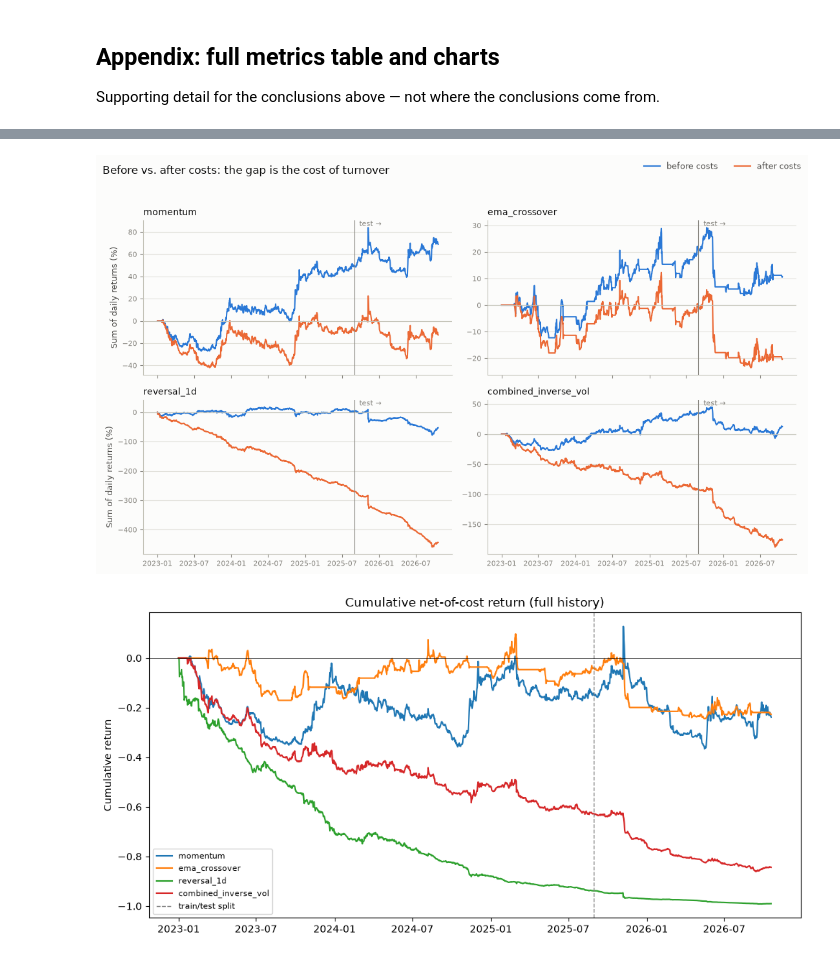
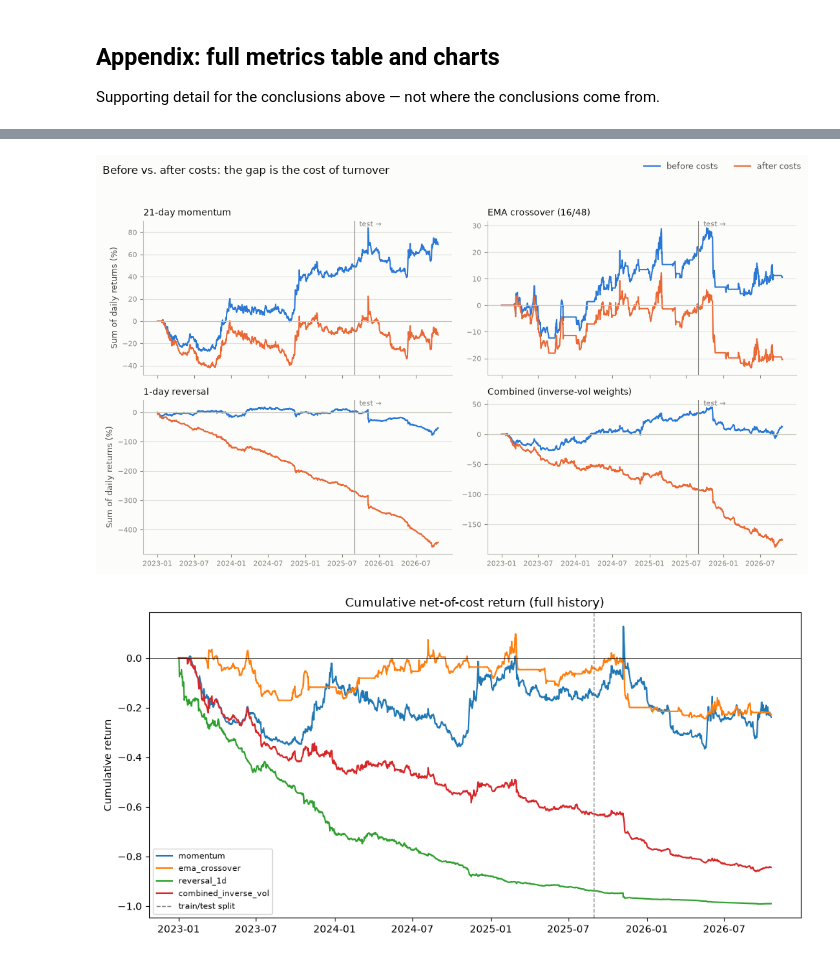
Before and after one commit to ravirajlondhepatil/quant-class-project, a Jupyter notebook: notebooks/performance_summary.ipynb, the cells around one changed output, grey strips where cells are left out. Drawn from its saved outputs; the diff is of its cells as text; code cells hidden in the pictures.

Commit message:
fix: re-written README and Jupyter file

```diff
--- a/notebooks/performance_summary.ipynb
+++ b/notebooks/performance_summary.ipynb
@@ -621,10 +621,17 @@ metrics.style.format(
 # returns (not compounded) so a steady cost drag shows as a straight-line
 # gap -- which is also why a losing line can fall below -100%. Colors: the
 # reference palette's first two categorical slots (validated all-pairs for
-# light mode); text stays in ink tones.
+# light mode); text stays in ink tones. Also saved to docs/ for the README,
+# so re-running this notebook keeps the README's chart current.
 SURFACE, INK, INK_SECONDARY, INK_MUTED = "#fcfcfb", "#0b0b0b", "#52514e", "#898781"
 GRID, AXIS = "#e1e0d9", "#c3c2b7"
 SERIES = {"before costs": "#2a78d6", "after costs": "#eb6834"}
+TITLES = {
+    "momentum": f"{best_lookback}-day momentum",
+    "ema_crossover": f"EMA crossover ({best_fast}/{best_slow})",
+    "reversal_1d": "1-day reversal",
+    f"combined_{best_method}": f"Combined ({best_method.replace('_', '-')} weights)",
+}
 
 fig, axes = plt.subplots(2, 2, figsize=(11, 6.5), sharex=True, facecolor=SURFACE)
 for ax, (name, result) in zip(axes.flat, all_results.items(), strict=True):
@@ -637,35 +644,37 @@ for ax, (name, result) in zip(axes.flat, all_results.items(), strict=True):
     ax.axhline(0, color=AXIS, linewidth=0.8)
     ax.axvline(split.split_date, color=INK_MUTED, linewidth=0.8)
     ax.text(
         split.split_date,
         1.0,
         "  test →",
         transform=ax.get_xaxis_transform(),
         color=INK_MUTED,
         fontsize=8,
         va="top",
     )
-    ax.set_title(name, color=INK, fontsize=10, loc="left")
+    ax.set_title(TITLES[name], color=INK, fontsize=10, loc="left")
     ax.grid(axis="y", color=GRID, linewidth=0.8)
     ax.tick_params(colors=INK_MUTED, labelsize=8)
     for side in ("top", "right"):
         ax.spines[side].set_visible(False)
     for side in ("left", "bottom"):
         ax.spines[side].set_color(AXIS)
 for ax in axes[:, 0]:
     ax.set_ylabel("Sum of daily returns (%)", color=INK_SECONDARY, fontsize=9)
 
 handles, labels = axes.flat[0].get_legend_handles_labels()
 fig.legend(
     handles, labels, loc="upper right", ncol=2, frameon=False, fontsize=9, labelcolor=INK_SECONDARY
 )
 fig.suptitle(
     "Before vs. after costs: the gap is the cost of turnover", x=0.01, ha="left", color=INK
 )
 fig.tight_layout(rect=(0, 0, 1, 0.95))
+Path("docs").mkdir(exist_ok=True)
+fig.savefig("docs/gross_vs_net.png", dpi=150, facecolor=SURFACE, bbox_inches="tight")
 plt.show()
 # %% [output]
-[figure, old version]
+[figure, new version]
 # %%
 fig, ax = plt.subplots(figsize=(10, 5))
 for name, result in all_results.items():
```
Also changed, not shown: 2 other files.
